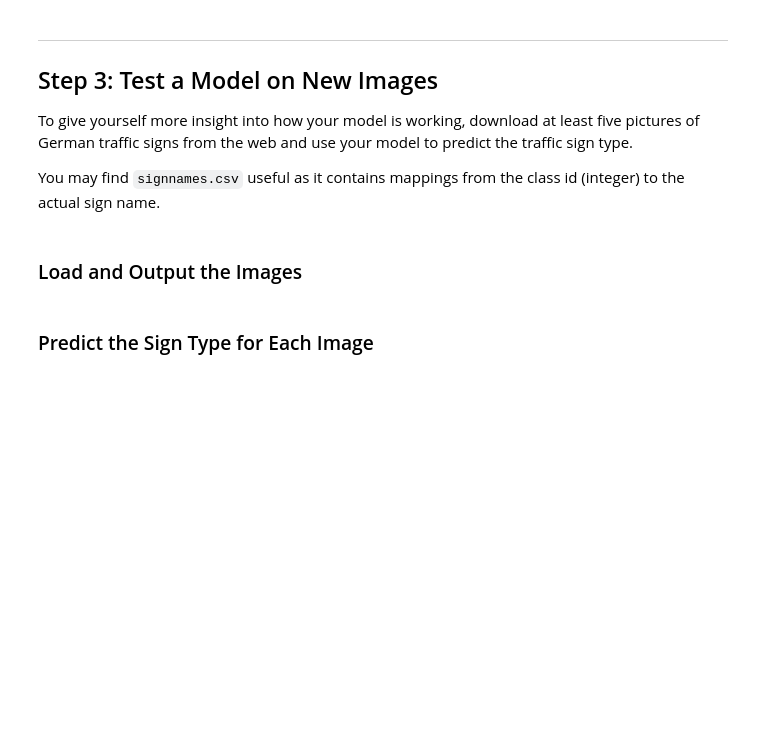
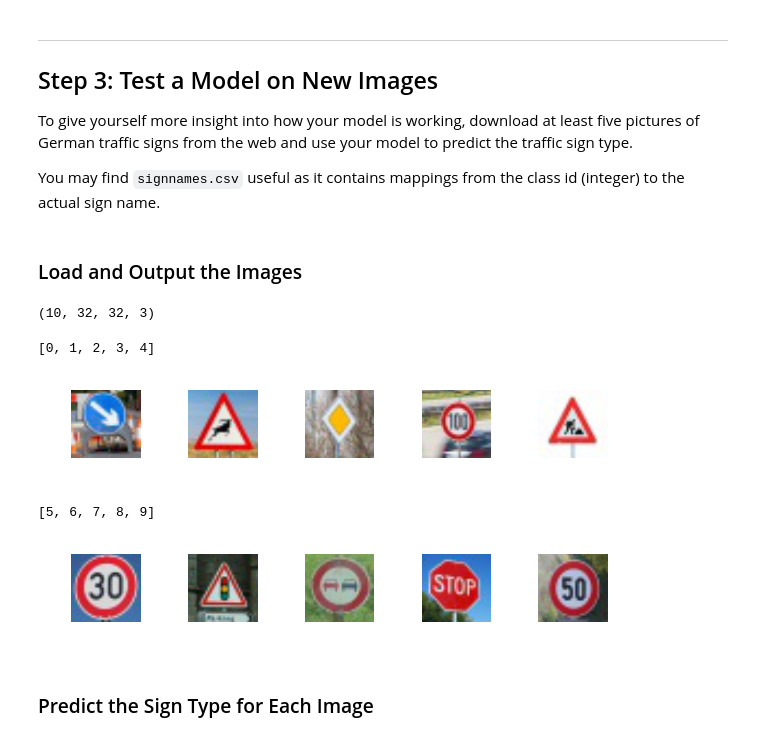
Before and after one commit to karanj1/SDCar, a Jupyter notebook: CarND-Traffic-Sign-Classifier-Project/Traffic_Sign_Classifier6.ipynb, the cells around one changed output. Drawn from its saved outputs; the diff is of its cells as text; code cells hidden in the pictures; blank space fills up the shorter version.

```diff
--- a/CarND-Traffic-Sign-Classifier-Project/Traffic_Sign_Classifier6.ipynb
+++ b/CarND-Traffic-Sign-Classifier-Project/Traffic_Sign_Classifier6.ipynb
@@ -642,7 +643,7 @@ with tf.Session() as sess:
     print("Training...")
     print()
     for i in range(EPOCHS):
-        if i>0 and i%10==0:
+        if i>0 and i%16==0:
             lr = 0.1*lr
             msg = "EPOCHS: " + format(i) + " and Validation accuracy is: " + format(validation_accuracy)+ " Learning Rate: " + format(lr)
             send_sms(msg)
@@ -700,3 +704,44 @@ You may find `signnames.csv` useful as it contains mappings from the class id (i
+# %%
+from matplotlib import gridspec
+
+def process_newimage_file(name):
+    image_new = cv2.imread(name)
+
+    image_new = cv2.resize(image_new,(32,32))
+    image_new = cv2.cvtColor(image_new,cv2.COLOR_BGR2RGB)
+    #image_new = image_new/255.-.5
+    #print(image_new.shape)
+    return image_new
+# %%
+newdata = [process_newimage_file("./German_signs/"+name) for name in os.listdir("./German_signs/")]
+namenewdata = [name for name in os.listdir("./German_signs/")]
+newdata = np.array(newdata ,dtype = 'u1')
+print(newdata.shape)
+# %% [output]
+(10, 32, 32, 3)
+# %%
+cnum_image = 5
+rnum_image = 2
+
+for r in range(rnum_image):
+    fig = plt.figure()    # next row of images
+    index = list(x+(r*5) for x in range(0, 5))
+    print(index)
+    for i in range(cnum_image):
+        #The subplot() command specifies numrows, numcols, fignum where fignum ranges from 1 to numrows*numcols.
+        fig.add_subplot(1,cnum_image,i+1)
+        #fig.subplots_adjust(wspace=1)
+        plt.tight_layout()
+        plt.imshow(newdata[index] [i])   #[i] is index no (0 to 4) , i^th image from index
+        #plt.title(y_train[index] [i])
+        #plt.title('\n'.join(wrap(signs[str(myy_train[index] [i])], 14)),fontsize=8)
+        plt.axis('off')
+    plt.show()
+# %% [output]
+[0, 1, 2, 3, 4]
+[figure, added]
+[5, 6, 7, 8, 9]
+[figure, added]
 # %% [markdown]
 ### Predict the Sign Type for Each Image
 # %%
```
Also changed, not shown: parts of 3 cells of this notebook, 3 other files.
